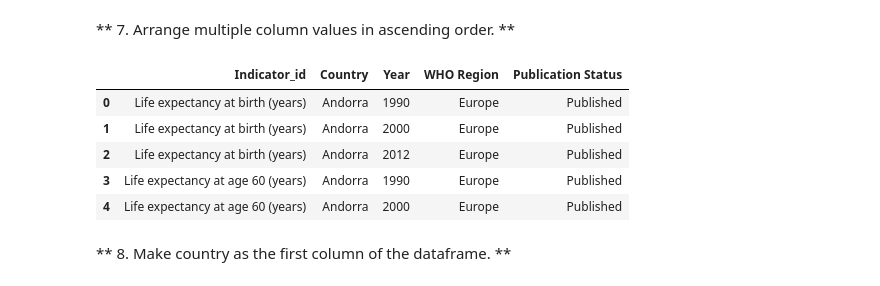
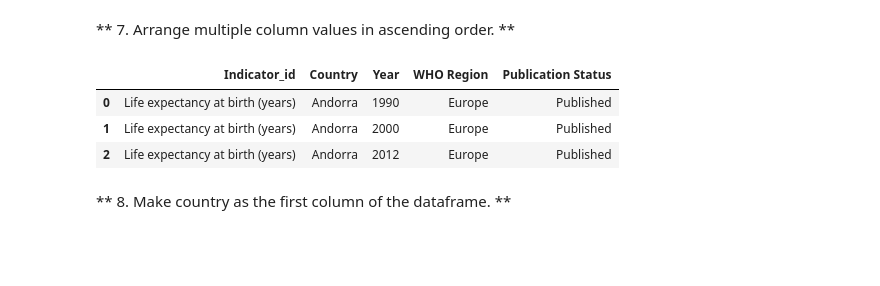
Before and after one commit to plaban1981/ACADGILD-DATA-SCIENCE-Project-1, a Jupyter notebook: DataScience- Project-1.ipynb, the cells around one changed output. Drawn from its saved outputs; the diff is of its cells as text; code cells hidden in the pictures; blank space fills up the shorter version.

```diff
--- a/DataScience- Project-1.ipynb
+++ b/DataScience- Project-1.ipynb
@@ -136,34 +131,25 @@ df_year_sort.head()
 # %% [markdown]
 ** 7. Arrange multiple column values in ascending order. **
 # %%
-'''
-#df.reset_index()
-#df_sort = df.sort_values(['Indicator_id','Country','Year','WHO\nRegion'],ascending=[False,False,True,False])[['Indicator_id','Country','Year','WHO\nRegion','Publication\nStatus']]
-#df_sort =df_sort.reset_index(drop=True)
-#df_sort.reset_index()
-'''
-
 #Arange multiple column values in ascending order for sample rows having country as 'Andorra' as specified in the
 #expected output in the project for problem statement 7.
 
 #filtered out the data whose Country name is Andorra from the original dataframe df1 into df_andorra
 df_andorra = df[df['Country'] =='Andorra']
 #only keep the columns specified in the list
 df_andorra = df_andorra[['Indicator_id','Country','Year','WHO Region','Publication Status']]
 #sort the columns Indicator_id in descending order and the column Year in ascending order. Also drop the duplicate  rows
 df_andorra = df_andorra.sort_values(['Indicator_id','Country','Year','WHO Region'],ascending=[False,False,True,False]).drop_duplicates(keep="first")
 
 #reset the indexes after sorting as the index values will have row numbers of the original dataframe df
 df_andorra =df_andorra.reset_index(drop=True)
 
 # display first five ros of the sorted dataframe
-df_andorra.head()
+df_andorra.head(3)
 # %% [output]
 |  | Indicator_id | Country | Year | WHO Region | Publication Status |
 | 0 | Life expectancy at birth (years) | Andorra | 1990 | Europe | Published |
 | 1 | Life expectancy at birth (years) | Andorra | 2000 | Europe | Published |
 | 2 | Life expectancy at birth (years) | Andorra | 2012 | Europe | Published |
-| 3 | Life expectancy at age 60 (years) | Andorra | 1990 | Europe | Published |
-| 4 | Life expectancy at age 60 (years) | Andorra | 2000 | Europe | Published |
 # %% [markdown]
 ** 8. Make country as the first column of the dataframe. **
```
Also changed, not shown: parts of 34 cells of this notebook, 1 other file.
